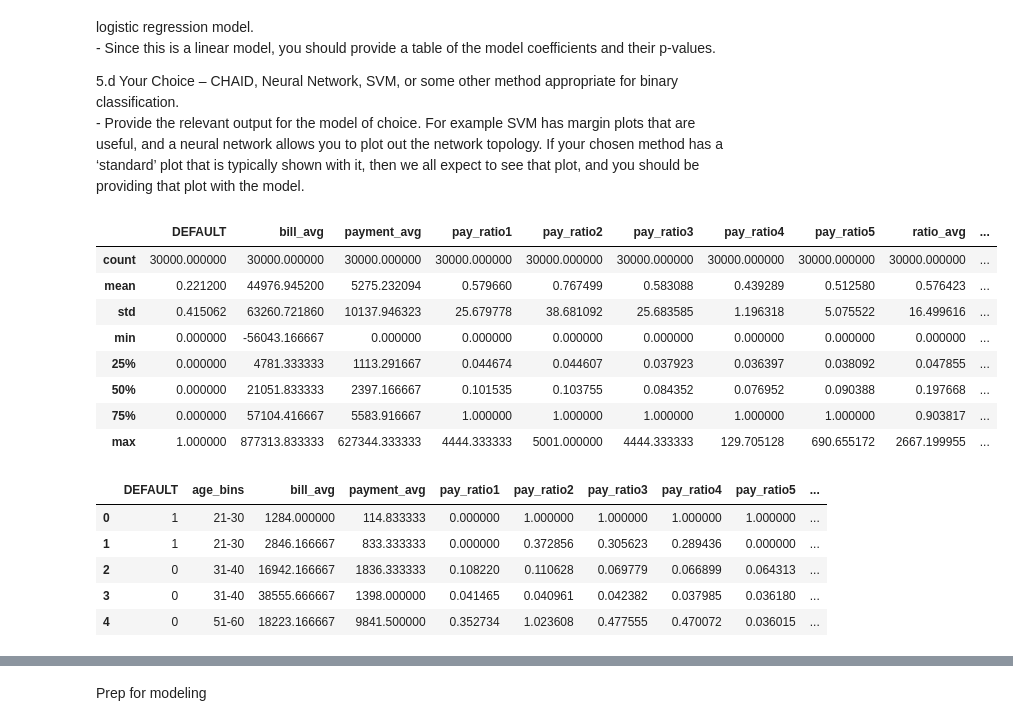
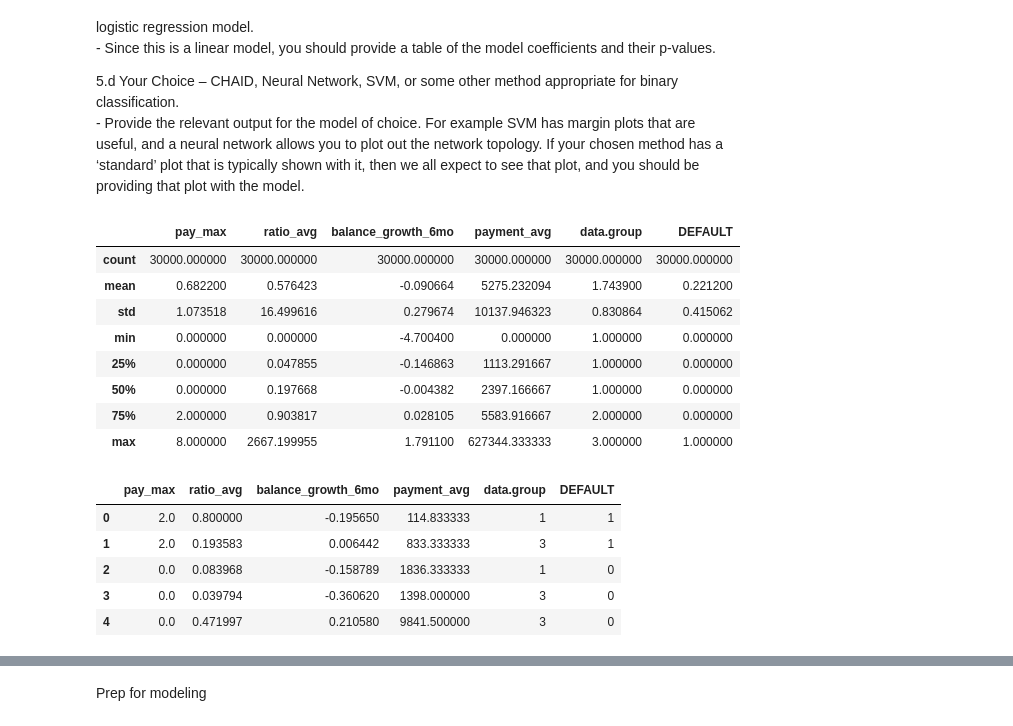
Before and after one commit to zaphodnothingth/nw-msds498-capstone, a Jupyter notebook: 04d3 - required models - LogReg.ipynb, the cells around one changed output, grey strips where cells are left out. Drawn from its saved outputs; the diff is of its cells as text; code cells hidden in the pictures.

```diff
--- a/04d3 - required models - LogReg.ipynb
+++ b/04d3 - required models - LogReg.ipynb
@@ -66,26 +66,35 @@ pd.set_option("display.max_columns", 120)
 pd.set_option("display.max_rows", 120)
 # %%
 credit_card_default_raw = pd.read_csv('./Data/credit_card_default.csv')
-result = pyreadr.read_r('./Data/credit_card_default_eng.RData')
+# credit_card_default_eng = pd.read_csv('./Data/credit_card_default_eng.csv')
+result = pyreadr.read_r('./Data/credit_card_default_eng_features.RData')
 credit_card_default_eng = result[None]
+
+credit_card_default = credit_card_default_eng.copy()
+df_flags = credit_card_default_raw[['data.group', 'DEFAULT']]
+df_other_features = credit_card_default_raw[['SEX','EDUCATION','MARRIAGE','AGE']]
+credit_card_default = credit_card_default.join(df_flags)
+credit_card_default = credit_card_default.join(df_other_features)
+# %%
+credit_card_default = credit_card_default[['pay_max', 'ratio_avg','balance_growth_6mo','payment_avg','data.group','DEFAULT']]
 # %%
 
-display(credit_card_default_eng.describe())
-display(credit_card_default_eng.head())
+display(credit_card_default.describe())
+display(credit_card_default.head())
 # %% [output]
-|  | DEFAULT | bill_avg | payment_avg | pay_ratio1 | pay_ratio2 | pay_ratio3 | pay_ratio4 | pay_ratio5 | ratio_avg | ... |
-| count | 30000.000000 | 30000.000000 | 30000.000000 | 30000.000000 | 30000.000000 | 30000.000000 | 30000.000000 | 30000.000000 | 30000.000000 | ... |
-| mean | 0.221200 | 44976.945200 | 5275.232094 | 0.579660 | 0.767499 | 0.583088 | 0.439289 | 0.512580 | 0.576423 | ... |
-| std | 0.415062 | 63260.721860 | 10137.946323 | 25.679778 | 38.681092 | 25.683585 | 1.196318 | 5.075522 | 16.499616 | ... |
-| min | 0.000000 | -56043.166667 | 0.000000 | 0.000000 | 0.000000 | 0.000000 | 0.000000 | 0.000000 | 0.000000 | ... |
-| 25% | 0.000000 | 4781.333333 | 1113.291667 | 0.044674 | 0.044607 | 0.037923 | 0.036397 | 0.038092 | 0.047855 | ... |
-| 50% | 0.000000 | 21051.833333 | 2397.166667 | 0.101535 | 0.103755 | 0.084352 | 0.076952 | 0.090388 | 0.197668 | ... |
-| 75% | 0.000000 | 57104.416667 | 5583.916667 | 1.000000 | 1.000000 | 1.000000 | 1.000000 | 1.000000 | 0.903817 | ... |
-| max | 1.000000 | 877313.833333 | 627344.333333 | 4444.333333 | 5001.000000 | 4444.333333 | 129.705128 | 690.655172 | 2667.199955 | ... |
+|  | pay_max | ratio_avg | balance_growth_6mo | payment_avg | data.group | DEFAULT |
+| count | 30000.000000 | 30000.000000 | 30000.000000 | 30000.000000 | 30000.000000 | 30000.000000 |
+| mean | 0.682200 | 0.576423 | -0.090664 | 5275.232094 | 1.743900 | 0.221200 |
+| std | 1.073518 | 16.499616 | 0.279674 | 10137.946323 | 0.830864 | 0.415062 |
+| min | 0.000000 | 0.000000 | -4.700400 | 0.000000 | 1.000000 | 0.000000 |
+| 25% | 0.000000 | 0.047855 | -0.146863 | 1113.291667 | 1.000000 | 0.000000 |
+| 50% | 0.000000 | 0.197668 | -0.004382 | 2397.166667 | 1.000000 | 0.000000 |
+| 75% | 2.000000 | 0.903817 | 0.028105 | 5583.916667 | 2.000000 | 0.000000 |
+| max | 8.000000 | 2667.199955 | 1.791100 | 627344.333333 | 3.000000 | 1.000000 |
-|  | DEFAULT | age_bins | bill_avg | payment_avg | pay_ratio1 | pay_ratio2 | pay_ratio3 | pay_ratio4 | pay_ratio5 | ... |
-| 0 | 1 | 21-30 | 1284.000000 | 114.833333 | 0.000000 | 1.000000 | 1.000000 | 1.000000 | 1.000000 | ... |
-| 1 | 1 | 21-30 | 2846.166667 | 833.333333 | 0.000000 | 0.372856 | 0.305623 | 0.289436 | 0.000000 | ... |
-| 2 | 0 | 31-40 | 16942.166667 | 1836.333333 | 0.108220 | 0.110628 | 0.069779 | 0.066899 | 0.064313 | ... |
-| 3 | 0 | 31-40 | 38555.666667 | 1398.000000 | 0.041465 | 0.040961 | 0.042382 | 0.037985 | 0.036180 | ... |
-| 4 | 0 | 51-60 | 18223.166667 | 9841.500000 | 0.352734 | 1.023608 | 0.477555 | 0.470072 | 0.036015 | ... |
+|  | pay_max | ratio_avg | balance_growth_6mo | payment_avg | data.group | DEFAULT |
+| 0 | 2.0 | 0.800000 | -0.195650 | 114.833333 | 1 | 1 |
+| 1 | 2.0 | 0.193583 | 0.006442 | 833.333333 | 3 | 1 |
+| 2 | 0.0 | 0.083968 | -0.158789 | 1836.333333 | 1 | 0 |
+| 3 | 0.0 | 0.039794 | -0.360620 | 1398.000000 | 3 | 0 |
+| 4 | 0.0 | 0.471997 | 0.210580 | 9841.500000 | 3 | 0 |
 # %%
```
Also changed, not shown: parts of 14 cells of this notebook, 16 other files.
